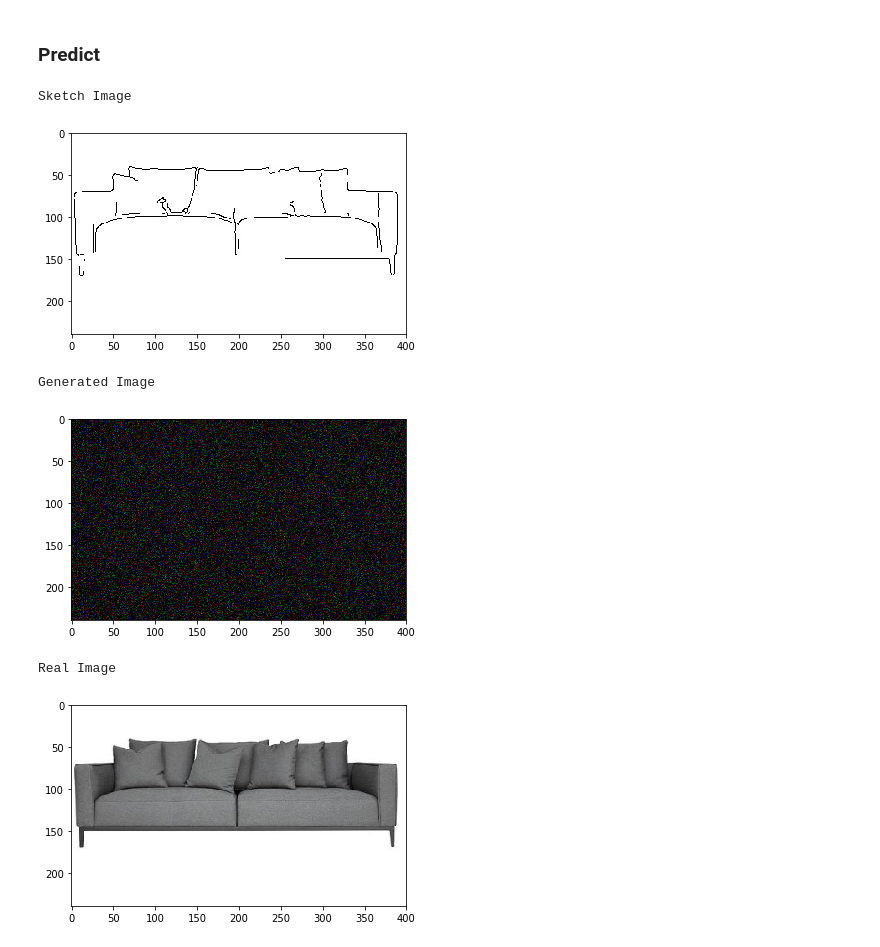
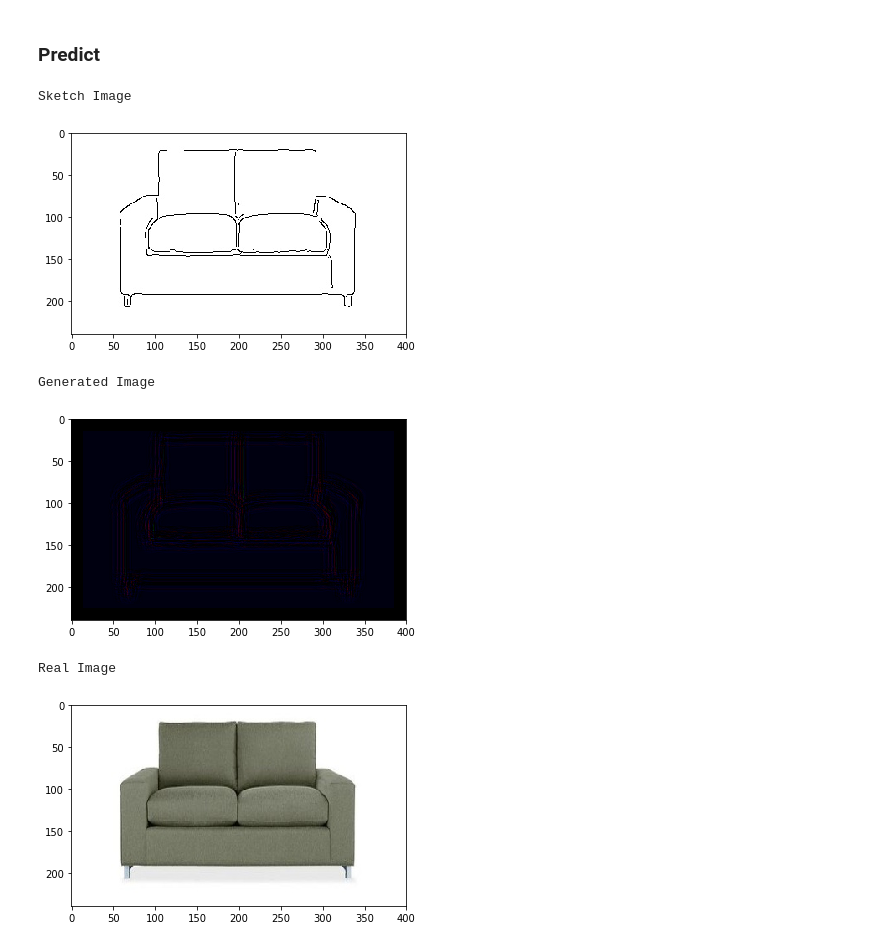
Before and after one commit to nina-hua/DesignGenerator, a Jupyter notebook: SimpleGAN.ipynb, the cells around one changed output. Drawn from its saved outputs; the diff is of its cells as text; code cells hidden in the pictures.

```diff
--- a/SimpleGAN.ipynb
+++ b/SimpleGAN.ipynb
@@ -62,40 +73,38 @@ valid_dl = DataLoader(valid_ds, batch_size=batch_size)
 # %%
 class Generator(nn.Module):
     """given some noice, generate a fake image"""
-    def __init__(self, input_size, hidden_size, output_size):
+    def __init__(self):
         super(Generator, self).__init__()
-        self.map1 = nn.Linear(input_size, hidden_size)
-        self.map2 = nn.Linear(hidden_size, hidden_size)
-        self.map3 = nn.Linear(hidden_size, output_size)
-        self.f = torch.tanh
+        self.map1 = nn.Conv2d(3, 6, 15)
+        self.map2 = nn.Conv2d(6, 3, 15)
+        self.f = nn.ReLU()
 
     def forward(self, x):
-        x = x.view(x.shape[0], -1)  # cast image to 1 dimension
         x = self.map1(x)
         x = self.f(x)
         x = self.map2(x)
         x = self.f(x)
-        x = self.map3(x)
+        x = F.pad(input=x, pad=(14, 14, 14, 14), mode='constant', value=0) # casting image to original size
         return x
 
 class Discriminator(nn.Module):
     """given an image, predict if the image is real of fake"""
-    def __init__(self, input_size, hidden_size, output_size):
+    def __init__(self):
         super(Discriminator, self).__init__()
-        self.map1 = nn.Linear(input_size, hidden_size)
-        self.map2 = nn.Linear(hidden_size, hidden_size)
-        self.map3 = nn.Linear(hidden_size, output_size)
+        self.map3 = nn.Linear(236592, 1)
+        self.map1 = nn.Conv2d(3, 6, 15)
+        self.map2 = nn.Conv2d(6, 3, 15)
         self.f = nn.Sigmoid()
 
     def forward(self, x):
-        x = x.view(x.shape[0], -1)  # cast image to 1 dimension
         x = self.f(self.map1(x))
         x = self.f(self.map2(x))
+
+        x = x.view(x.shape[0], -1)  # cast image to 1 dimension
         return self.f(self.map3(x))
-        return x
 # %%
-G = Generator(input_size=288000, hidden_size=100, output_size=288000).cuda()
-D = Discriminator(input_size=288000, hidden_size=10, output_size=1).cuda()
+G = Generator().cuda()
+D = Discriminator().cuda()
 # %% [markdown]
 ### Train Discriminator
 # %%
@@ -209,26 +221,28 @@ Training Loss: 0.21545502543449402
 ### Predict
 # %%
 for r, f in valid_dl:
+    f = f.cuda()
+    r = r.cuda()
     gen_imgs = G(f)
     gen_imgs = gen_imgs.view(f.shape)
 # %%
 idx = 5 # pick any number between [0,31]
 
 print('Sketch Image')
-plt.imshow(np.rollaxis(np.rollaxis(f[idx].detach().numpy(), 2),2))
+plt.imshow(np.rollaxis(np.rollaxis(f[idx].cpu().detach().numpy(), 2),2))
 plt.show()
 
 print('Generated Image')
-plt.imshow(np.rollaxis(np.rollaxis(F.relu(gen_imgs[idx]).detach().numpy(), 2),2))
+plt.imshow(np.rollaxis(np.rollaxis(F.relu(gen_imgs[idx]).cpu().detach().numpy(), 2),2))
 plt.show()
 
 print('Real Image')
-plt.imshow(np.rollaxis(np.rollaxis(r[idx].detach().numpy(), 2),2))
+plt.imshow(np.rollaxis(np.rollaxis(r[idx].cpu().detach().numpy(), 2),2))
 plt.show()
 # %% [output]
 Sketch Image
-[figure, old version]
+[figure, new version]
 Generated Image
-[figure, old version]
+[figure, new version]
 Real Image
-[figure, old version]
+[figure, new version]
```
Also changed, not shown: parts of 3 cells of this notebook.
